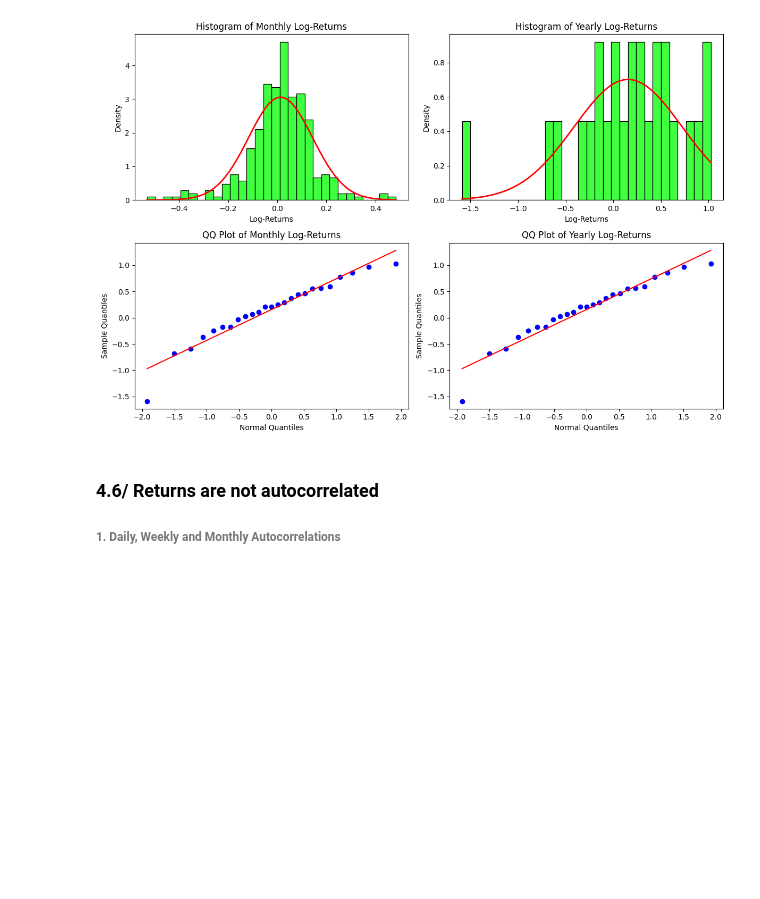
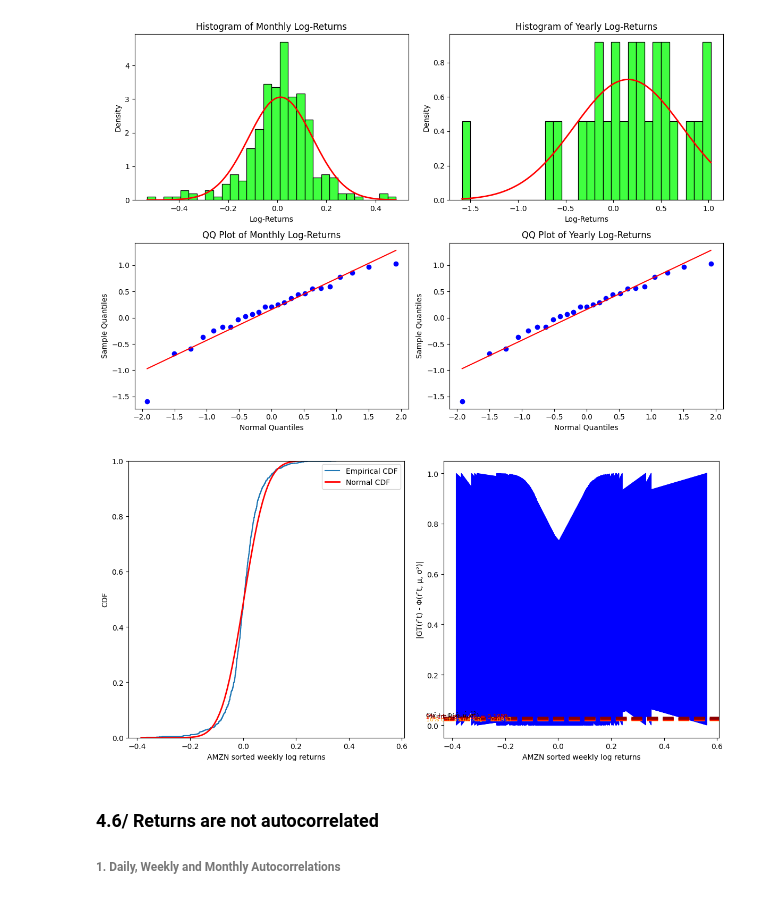
Before and after one commit to cgav1n1/Econometrics_Stylized_Facts, a Jupyter notebook: MidTermAssignmentwith6Facts.ipynb, the cells around one changed output. Cells and saved outputs as stored; diff of their text form; code cells hidden in the pictures; blank space fills up the shorter version.

Commit message:
Update Python code with Lilliefors Test Generation

```diff
--- a/MidTermAssignmentwith6Facts.ipynb
+++ b/MidTermAssignmentwith6Facts.ipynb
@@ -846,6 +848,65 @@ plt.savefig('Latex/Img/QQplot_monthly_yearly_AMZN.pdf', format='pdf', bbox_inche
 plt.show()
 # %% [output]
 [figure]
+# %%
+import yfinance as yf
+import matplotlib.pyplot as plt
+import numpy as np
+import scipy.stats as stats
+import seaborn as sns
+
+# Compute annual log-returns
+log_returns_weekly = rt_w_all
+
+# Compute mean and std
+mean_data = log_returns_weekly.mean()
+sd_data = log_returns_weekly.std()
+samp_size = len(log_returns_weekly)
+seq_ind = np.arange(1, samp_size + 1, 1)
+emp_cdf = seq_ind / samp_size
+emp_cdf_2 = (seq_ind - 1) / samp_size
+my_data_ordered = np.sort(log_returns_weekly)
+theor_cdf = stats.norm.cdf(my_data_ordered, mean_data, sd_data)
+
+# Set the layout
+fig, axs = plt.subplots(1, 2, figsize=(12, 6))
+
+# Left panel: empirical and Normal cdf's
+sns.ecdfplot(log_returns_weekly, ax=axs[0], label='Empirical CDF')
+axs[0].plot(np.linspace(log_returns_weekly.min(), log_returns_weekly.max(), 100),
+            stats.norm.cdf(np.linspace(log_returns_weekly.min(), log_returns_weekly.max(), 100),
+                           mean_data, sd_data),
+            color='red', linewidth=2, label='Normal CDF')
+axs[0].set_xlabel('AMZN sorted weekly log returns')
+axs[0].set_ylabel('CDF')
+axs[0].set_title('')
+axs[0].legend()
+
+# Right panel: Lilliefors test
+KS_L_stat1 = np.max(np.abs(emp_cdf - theor_cdf))
+KS_L_stat2 = np.max(np.abs(emp_cdf_2 - theor_cdf))
+KS_L_stat = max(KS_L_stat1, KS_L_stat2)
+axs[1].plot(my_data_ordered, np.abs(emp_cdf_2 - theor_cdf), color='blue', linewidth=1)
+axs[1].axhline(y=0.805/np.sqrt(samp_size), color='orange', linewidth=4, linestyle='--')
+axs[1].axhline(y=0.886/np.sqrt(samp_size), color='red', linewidth=4, linestyle='--')
+axs[1].axhline(y=1.031/np.sqrt(samp_size), color='darkred', linewidth=4, linestyle='--')
+axs[1].text(-0.5, 0.805/np.sqrt(samp_size)-0.006, '10% crit. value $KS_L$ = 0.0983', fontsize=8, color='orange')
+axs[1].text(-0.5, 0.886/np.sqrt(samp_size)+0.002, '5% crit. value $KS_L$ = 0.1082', fontsize=8, color='red')
+axs[1].text(-0.5, 1.031/np.sqrt(samp_size)+0.002, '1% crit. value $KS_L$ = 0.1259', fontsize=8, color='darkred')
+axs[1].text(-0.5, 0.032, '$ G(\\tilde{x}_t)-\\Phi(\\tilde{x}_t, \\hat{\\mu}, \\hat{\\sigma}^2)$', fontsize=8)
+axs[1].set_xlabel('AMZN sorted weekly log returns')
+axs[1].set_ylabel('|GT(r ̃t) - Φ(r ̃t, μ, σ²)|')
+axs[1].set_title('')
+
+# Set the space within plots
+plt.tight_layout()
+
+# Save the figure in png format
+plt.savefig('Latex/Img/lillie_test_AMZNweekly.pdf', format='pdf', bbox_inches='tight')
+
+plt.show()
+# %% [output]
+[figure, added]
 # %% [markdown]
 ### 4.6/ Returns are not autocorrelated
 ###### 1. Daily, Weekly and Monthly Autocorrelations
```
Also changed, not shown: parts of 5 cells of this notebook.
